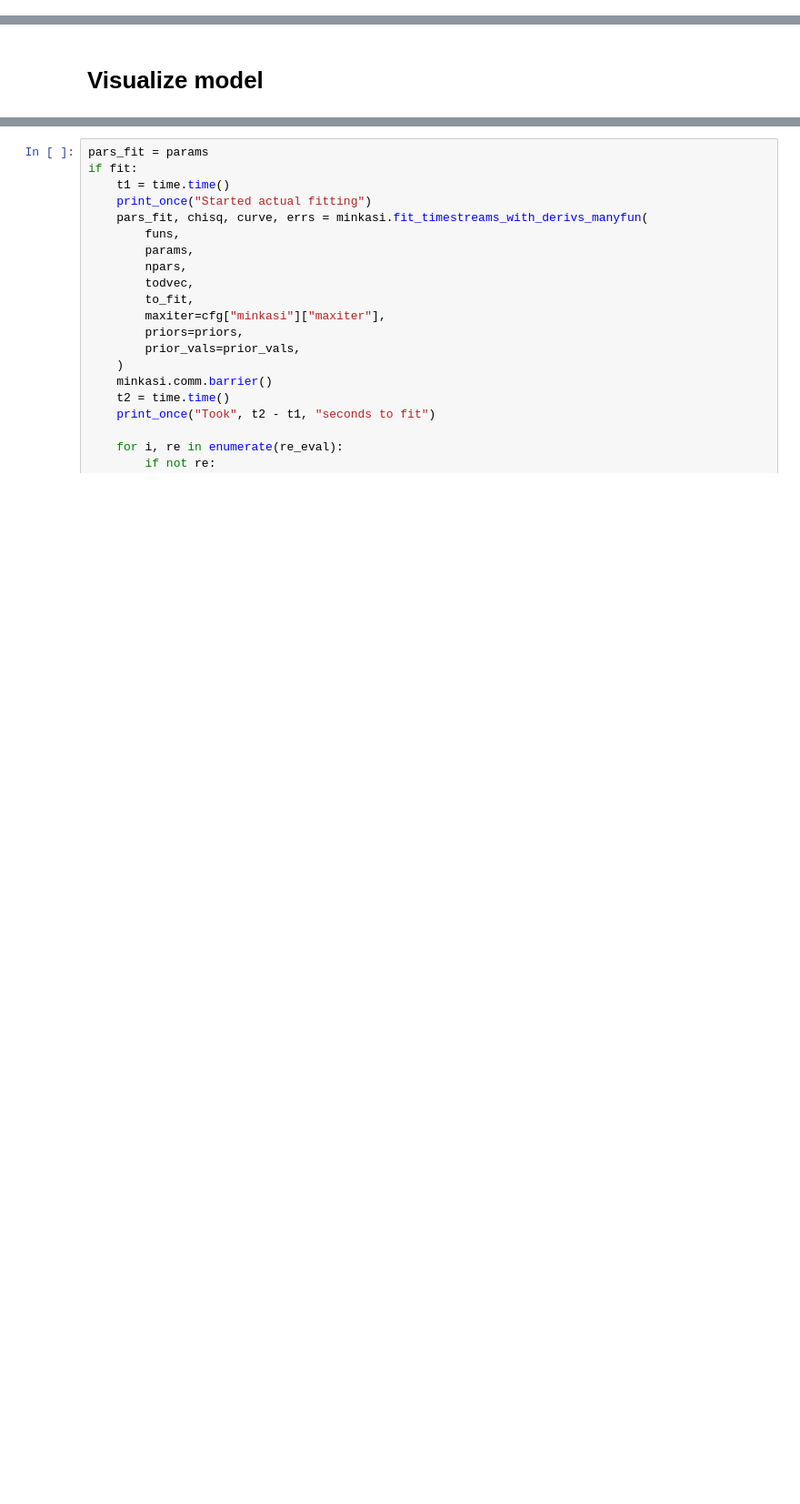
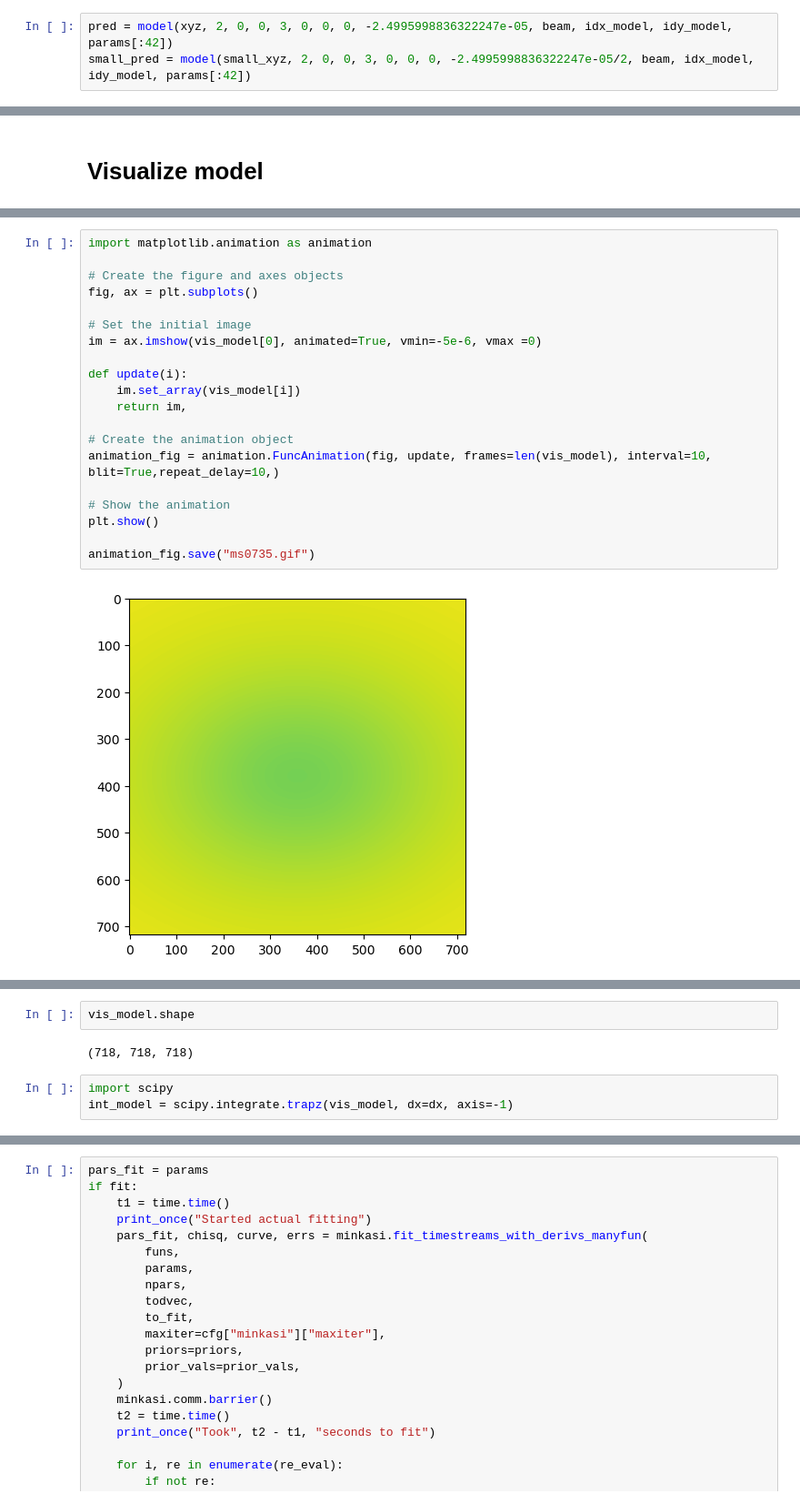
Before and after one commit to MUSTANG-SZ/WITCH, a Jupyter notebook: gpu_minkasi_jax.ipynb, the cells around one changed output, grey strips where cells are left out. Shown: that part at 91% size. Drawn from its saved outputs; the diff is of its cells as text; blank space fills up the shorter version.

```diff
--- a/gpu_minkasi_jax.ipynb
+++ b/gpu_minkasi_jax.ipynb
@@ -709,0 +762,3 @@ for i, tod in enumerate(todvec.tods):
+# %%
+pred = model(xyz, 2, 0, 0, 3, 0, 0, 0, -2.4995998836322247e-05, beam, idx_model, idy_model, params[:42])
+small_pred = model(small_xyz, 2, 0, 0, 3, 0, 0, 0, -2.4995998836322247e-05/2, beam, idx_model, idy_model, params[:42])
@@ -891,0 +1102,22 @@ X, Y = np.meshgrid(x, y)
+# %%
+import matplotlib.animation as animation
+
+# Create the figure and axes objects
+fig, ax = plt.subplots()
+
+# Set the initial image
+im = ax.imshow(vis_model[0], animated=True, vmin=-5e-6, vmax =0)
+
+def update(i):
+    im.set_array(vis_model[i])
+    return im,
+
+# Create the animation object
+animation_fig = animation.FuncAnimation(fig, update, frames=len(vis_model), interval=10, blit=True,repeat_delay=10,)
+
+# Show the animation
+plt.show()
+
+animation_fig.save("ms0735.gif")
+# %% [output]
+[figure, added]
@@ -891,0 +1125,7 @@ X, Y = np.meshgrid(x, y)
+# %%
+vis_model.shape
+# %% [output]
+(718, 718, 718)
+# %%
+import scipy
+int_model = scipy.integrate.trapz(vis_model, dx=dx, axis=-1)
```
Also changed, not shown: parts of 77 cells of this notebook.
